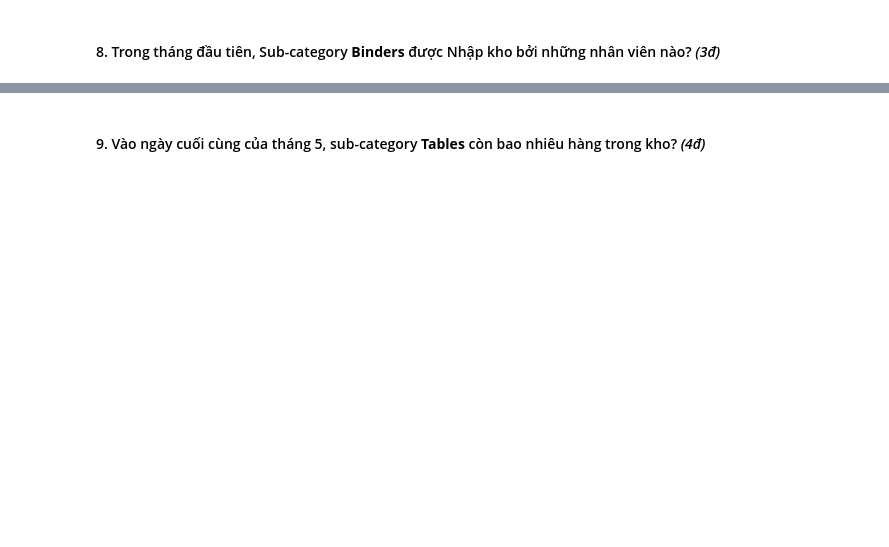
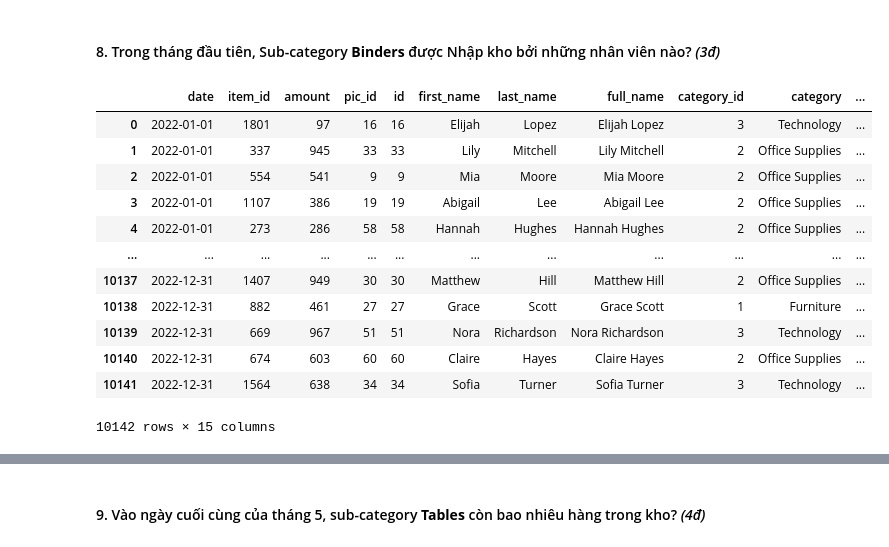
Before and after one commit to sammy1412/Data-visualization-with-Python-HW, a Jupyter notebook: survey.ipynb, the cells around one changed output, grey strips where cells are left out. Saved outputs shown, nothing was run; the diff lists cells and outputs as text; code cells hidden in the pictures; blank space fills up the shorter version.

```diff
--- a/survey.ipynb
+++ b/survey.ipynb
@@ -523,2 +512,9 @@ TypeError: 'method' object is not subscriptable
 # %% [markdown]
 #### 7. Category nào được nhập hàng với khối lượng lớn nhất, trong Category đó sản phẩm nào được xuất đi với khối lượng lớn nhất? *(2đ)*
+# %%
+#merge item_id va sub_category
+item_sub_category_df = pd.merge(item_df, sub_category_df,
+                           how = 'left',
+                           left_on = ['sub_category_id'],
+                           right_on =['id'],suffixes = ('_item','_y')).loc[:, ['category_id','sub_category_id','sub_category','item_name','id_item']].copy()
+item_sub_category_df
@@ -524,0 +535,6 @@ TypeError: 'method' object is not subscriptable
+# %%
+item_category_df = pd.merge(item_sub_category_df, category_df,
+                           how = 'left',
+                           left_on = ['category_id'],
+                           right_on =['id']).loc[:, ['category_id','category','sub_category_id','sub_category','id_item','item_name']].copy()
+item_category_df.sort_values(['category_id']).reset_index()
@@ -525,2 +612,23 @@ TypeError: 'method' object is not subscriptable
 # %% [markdown]
 #### 8. Trong tháng đầu tiên, Sub-category **Binders** được Nhập kho bởi những nhân viên nào? *(3đ)*
+# %%
+wh_by_category_df1 = pd.merge(df_pic_fullname, item_category_df,
+                           how = 'left',
+                           left_on = ['item_id'],
+                           right_on =['id_item']).copy()
+wh_by_category_df1['month'] = wh_by_category_df1['date'].dt.month
+wh_by_category_df1
+# %% [output]
+|  | date | item_id | amount | pic_id | id | first_name | last_name | full_name | category_id | category | ... |
+| 0 | 2022-01-01 | 1801 | 97 | 16 | 16 | Elijah | Lopez | Elijah Lopez | 3 | Technology | ... |
+| 1 | 2022-01-01 | 337 | 945 | 33 | 33 | Lily | Mitchell | Lily Mitchell | 2 | Office Supplies | ... |
+| 2 | 2022-01-01 | 554 | 541 | 9 | 9 | Mia | Moore | Mia Moore | 2 | Office Supplies | ... |
+| 3 | 2022-01-01 | 1107 | 386 | 19 | 19 | Abigail | Lee | Abigail Lee | 2 | Office Supplies | ... |
+| 4 | 2022-01-01 | 273 | 286 | 58 | 58 | Hannah | Hughes | Hannah Hughes | 2 | Office Supplies | ... |
+| ... | ... | ... | ... | ... | ... | ... | ... | ... | ... | ... | ... |
+| 10137 | 2022-12-31 | 1407 | 949 | 30 | 30 | Matthew | Hill | Matthew Hill | 2 | Office Supplies | ... |
+| 10138 | 2022-12-31 | 882 | 461 | 27 | 27 | Grace | Scott | Grace Scott | 1 | Furniture | ... |
+| 10139 | 2022-12-31 | 669 | 967 | 51 | 51 | Nora | Richardson | Nora Richardson | 3 | Technology | ... |
+| 10140 | 2022-12-31 | 674 | 603 | 60 | 60 | Claire | Hayes | Claire Hayes | 2 | Office Supplies | ... |
+| 10141 | 2022-12-31 | 1564 | 638 | 34 | 34 | Sofia | Turner | Sofia Turner | 3 | Technology | ... |
+10142 rows × 15 columns
```
Also changed, not shown: parts of 25 cells of this notebook.
